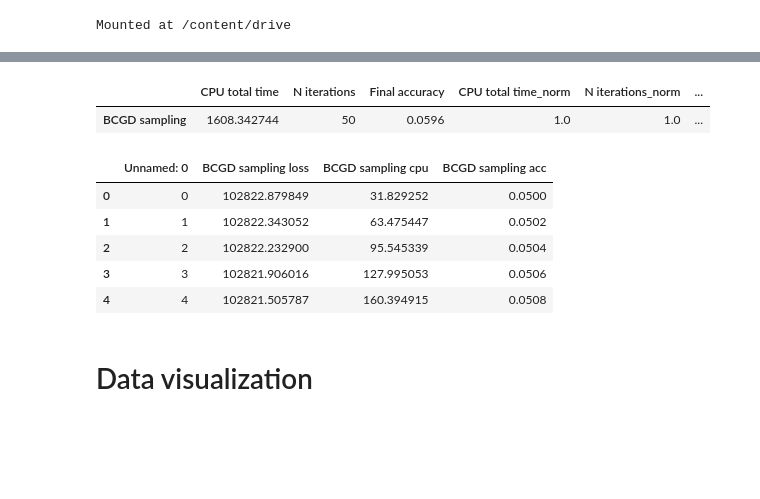
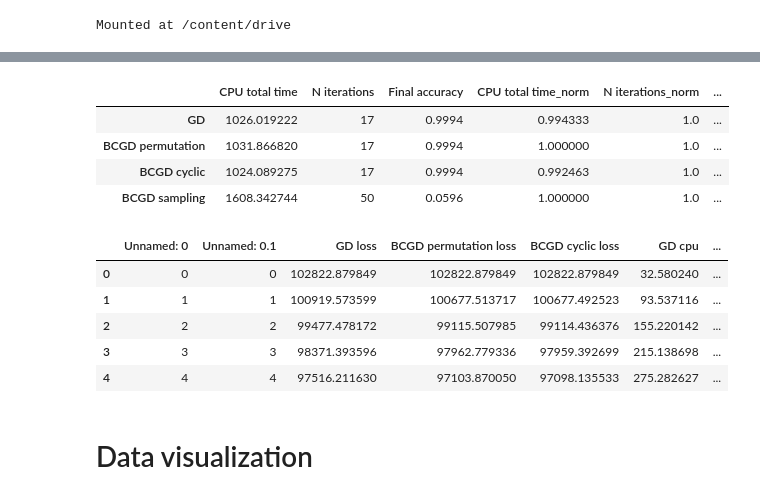
Before and after one commit to PashaIanko/Semi-Supervised-Labelling, a Jupyter notebook: model_evaluation.ipynb, the cells around one changed output, grey strips where cells are left out. Cells and saved outputs as stored; diff of their text form; code cells hidden in the pictures; blank space fills up the shorter version.

```diff
--- a/model_evaluation.ipynb
+++ b/model_evaluation.ipynb
@@ -37,19 +37,22 @@ exp_params.head()
 # %%
-metrics_res = pd.read_csv(f'{exp_dir}metrics res.csv', index_col=[0])
+metrics_res = pd.read_csv(f'{exp_dir}metrics res full.csv', index_col=[0])
 metrics_res.head()
 # %% [output]
 |  | CPU total time | N iterations | Final accuracy | CPU total time_norm | N iterations_norm | ... |
-| BCGD sampling | 1608.342744 | 50 | 0.0596 | 1.0 | 1.0 | ... |
+| GD | 1026.019222 | 17 | 0.9994 | 0.994333 | 1.0 | ... |
+| BCGD permutation | 1031.866820 | 17 | 0.9994 | 1.000000 | 1.0 | ... |
+| BCGD cyclic | 1024.089275 | 17 | 0.9994 | 0.992463 | 1.0 | ... |
+| BCGD sampling | 1608.342744 | 50 | 0.0596 | 1.000000 | 1.0 | ... |
 # %%
-train_res = pd.read_csv(f'{exp_dir}res.csv')
+train_res = pd.read_csv(f'{exp_dir}train res full.csv')
 train_res.head()
 # %% [output]
-|  | Unnamed: 0 | BCGD sampling loss | BCGD sampling cpu | BCGD sampling acc |
-| 0 | 0 | 102822.879849 | 31.829252 | 0.0500 |
-| 1 | 1 | 102822.343052 | 63.475447 | 0.0502 |
-| 2 | 2 | 102822.232900 | 95.545339 | 0.0504 |
-| 3 | 3 | 102821.906016 | 127.995053 | 0.0506 |
-| 4 | 4 | 102821.505787 | 160.394915 | 0.0508 |
+|  | Unnamed: 0 | Unnamed: 0.1 | GD loss | BCGD permutation loss | BCGD cyclic loss | GD cpu | ... |
+| 0 | 0 | 0 | 102822.879849 | 102822.879849 | 102822.879849 | 32.580240 | ... |
+| 1 | 1 | 1 | 100919.573599 | 100677.513717 | 100677.492523 | 93.537116 | ... |
+| 2 | 2 | 2 | 99477.478172 | 99115.507985 | 99114.436376 | 155.220142 | ... |
+| 3 | 3 | 3 | 98371.393596 | 97962.779336 | 97959.392699 | 215.138698 | ... |
+| 4 | 4 | 4 | 97516.211630 | 97103.870050 | 97098.135533 | 275.282627 | ... |
 # %% [markdown]
 # Data visualization
 # %%
```
Also changed, not shown: parts of 12 cells of this notebook.
